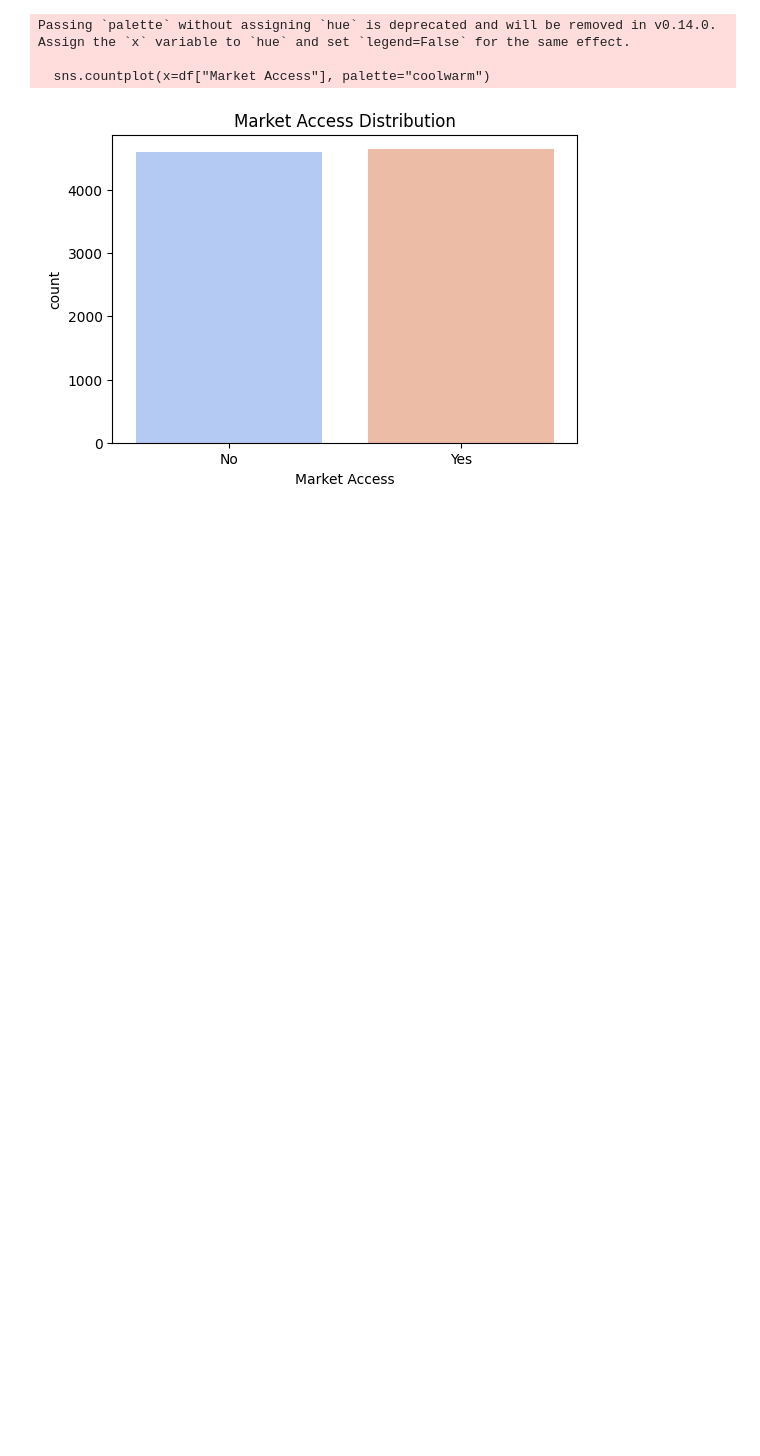
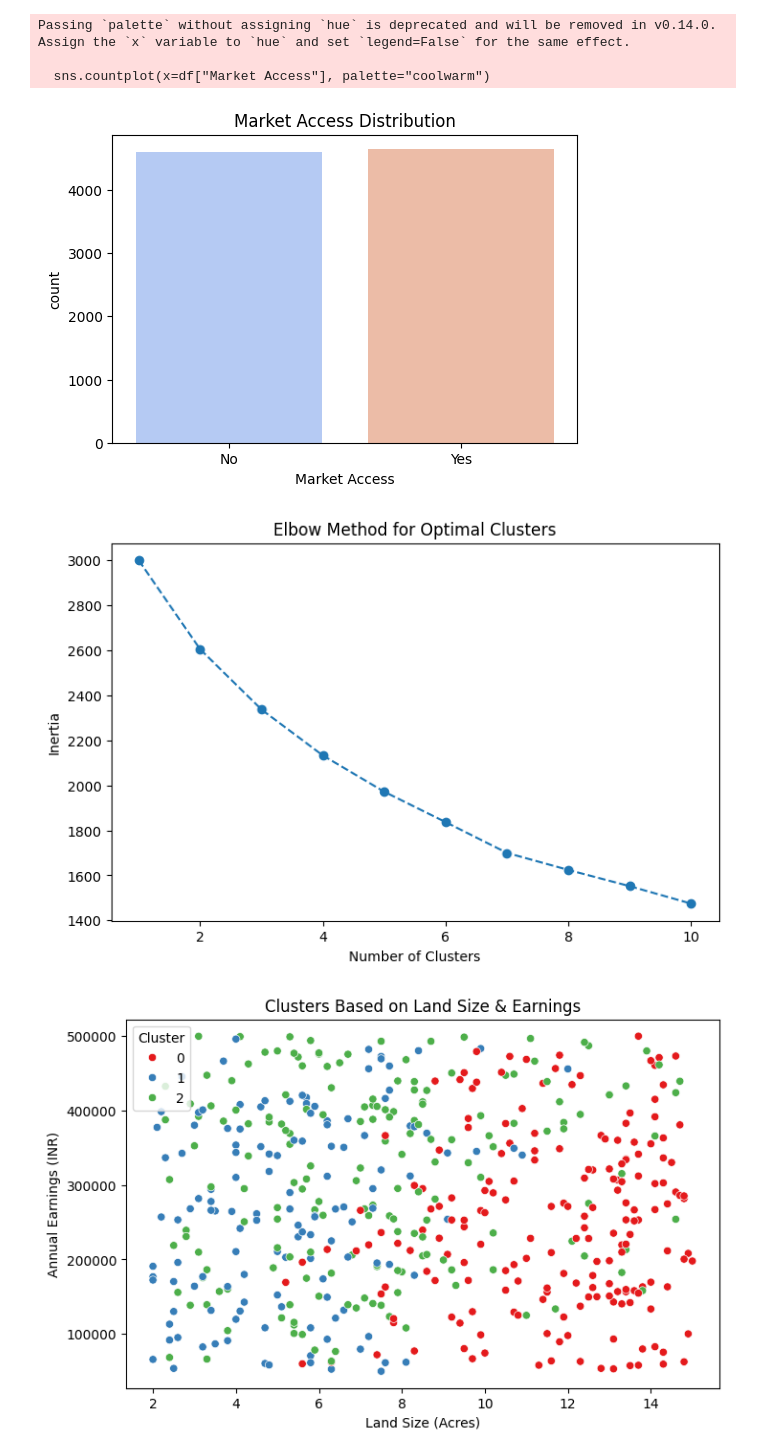
Before and after one commit to VINAYAGAM-N/covid-19-analysis, a Jupyter notebook: Welcome_To_Colab.ipynb, the cells around one changed output. Drawn from its saved outputs; the diff is of its cells as text; code cells hidden in the pictures; blank space fills up the shorter version.

```diff
--- a/Welcome_To_Colab.ipynb
+++ b/Welcome_To_Colab.ipynb
@@ -851,3 +851,59 @@ Passing `palette` without assigning `hue` is deprecated and will be removed in v
 
   sns.countplot(x=df["Market Access"], palette="coolwarm")
 [figure]
+# %%
+#ex 6
+import pandas as pd
+import numpy as np
+import matplotlib.pyplot as plt
+import seaborn as sns
+from sklearn.cluster import KMeans
+from sklearn.preprocessing import StandardScaler
+
+# Load dataset (limit to 2000 records)
+df = pd.read_csv("farmers_earnings_india.csv").head(500)
+
+# Select relevant numerical features for clustering
+features = ["Age", "Land Size (Acres)", "Annual Earnings (INR)", "Farming Experience (Years)",
+            "Fertilizer Usage (kg/acre)", "Pesticide Usage (kg/acre)"]
+df_cluster = df[features]
+
+# Handle missing values
+df_cluster = df_cluster.dropna()
+
+# Standardize the data
+scaler = StandardScaler()
+df_scaled = scaler.fit_transform(df_cluster)
+
+# Determine the optimal number of clusters using the Elbow method
+inertia = []
+k_values = range(1, 11)
+for k in k_values:
+    kmeans = KMeans(n_clusters=k, random_state=42, n_init=10)
+    kmeans.fit(df_scaled)
+    inertia.append(kmeans.inertia_)
+
+# Apply K-Means Clustering with the optimal number of clusters (assuming 3 for now)
+optimal_k = 3  # Based on the Elbow Method
+kmeans = KMeans(n_clusters=optimal_k, random_state=42, n_init=10)
+df["Cluster"] = kmeans.fit_predict(df_scaled)
+
+# Elbow Method Plot
+plt.figure(figsize=(8, 5))
+plt.plot(k_values, inertia, marker='o', linestyle='--')
+plt.xlabel("Number of Clusters")
+plt.ylabel("Inertia")
+plt.title("Elbow Method for Optimal Clusters")
+plt.show()
+
+# Scatter Plot of Clusters
+plt.figure(figsize=(8, 5))
+sns.scatterplot(x=df["Land Size (Acres)"], y=df["Annual Earnings (INR)"], hue=df["Cluster"], palette="Set1")
+plt.xlabel("Land Size (Acres)")
+plt.ylabel("Annual Earnings (INR)")
+plt.title("Clusters Based on Land Size & Earnings")
+plt.legend(title="Cluster")
+plt.show()
+# %% [output]
+[figure, added]
+[figure, added]
```
